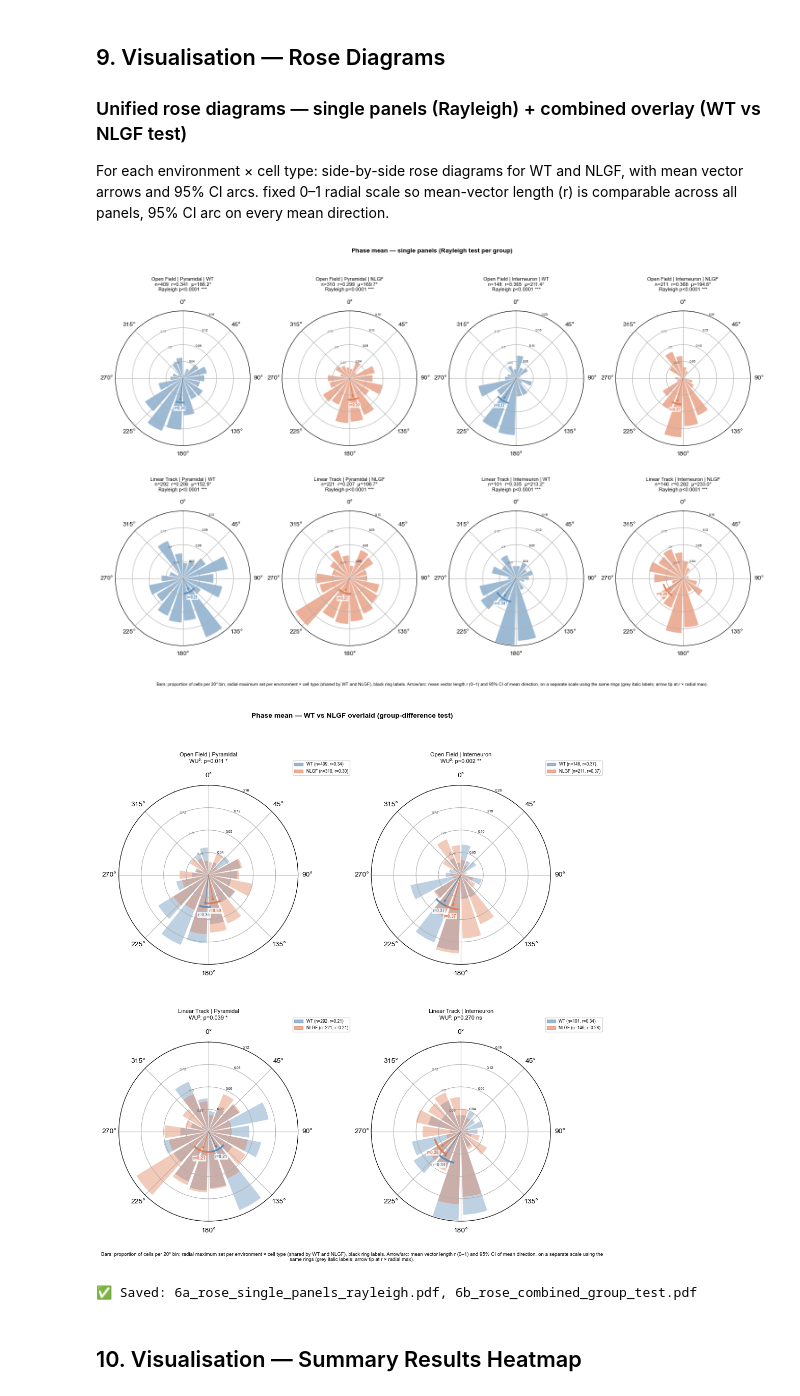
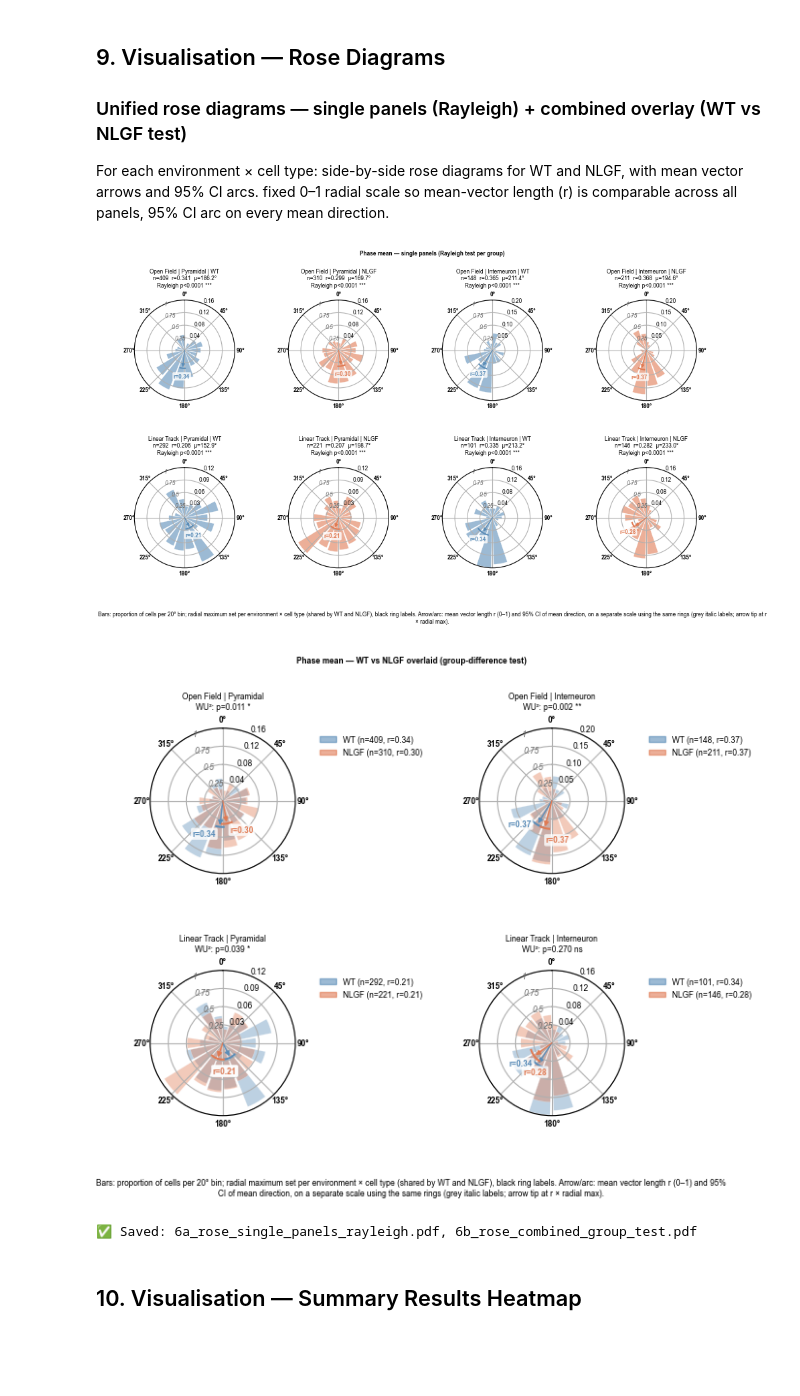
Before and after one commit to lkatsouri/NLGF_ephys_AXONA_data, a Jupyter notebook: ephys_phase_circular_analysis.ipynb, the cells around one changed output. Cells and saved outputs as stored; diff of their text form; code cells hidden in the pictures; blank space fills up the shorter version.

Commit message:
Update phase circular analysis notebook
Added a panel size option in the plotting so I can resize it for the figures

```diff
--- a/ephys_phase_circular_analysis.ipynb
+++ b/ephys_phase_circular_analysis.ipynb
@@ -1018,6 +1018,33 @@ BIN_CENTERS = (BIN_EDGES[:-1] + BIN_EDGES[1:]) / 2
 BIN_WIDTH   = 2 * np.pi / N_BINS
 R_TICKS     = [0.25, 0.5, 0.75, 1.0]   # r scale (fraction of the radius)
 ARC_GAP     = 0.02                     # CI arc sits this fraction of the radial max outside the arrowhead
+LABEL_SPREAD = 0.4                    # combined figure: r labels shifted ±this many radians (WT +, NLGF −) so they don't overlap
+
+# ── Figure geometry (inches): every polar axes is exactly PANEL × PANEL, titles/labels sit outside it ──
+PANEL    = 1.5        # polar axes width = height - change plot size to change the size of the polar axes
+FONT     = 6          # all text (titles, tick labels, legends, caption)
+M_LEFT   = 0.5        # room for the ring labels at the left edge
+M_TOP    = 0.8       # suptitle + the 3-line panel title above the first row
+M_BOTTOM = 0.9        # angle labels + caption below the last row
+
+
+def _new_figure(n_rows, n_cols, gap_x, gap_y):
+    """Figure sized so an n_rows × n_cols grid of PANEL-inch polar axes fits, plus gaps for titles/labels."""
+    w = M_LEFT + n_cols * PANEL + (n_cols - 1) * gap_x + 1.0
+    h = M_TOP + n_rows * PANEL + (n_rows - 1) * gap_y + M_BOTTOM
+    fig = plt.figure(figsize=(w, h))
+    fig._grid = dict(w=w, h=h, n_rows=n_rows, gap_x=gap_x, gap_y=gap_y)
+    return fig
+
+
+def _add_polar(fig, row, col):
+    """Polar axes at grid position (row, col), exactly PANEL × PANEL inches."""
+    gd = fig._grid
+    left = M_LEFT + col * (PANEL + gd['gap_x'])
+    top = M_TOP + row * (PANEL + gd['gap_y'])                  # inches from the top of the figure
+    return fig.add_axes([left / gd['w'], 1 - (top + PANEL) / gd['h'], PANEL / gd['w'], PANEL / gd['h']],
+                        projection='polar')
+
 
 # ── Pre-compute every group once (identical numbers feed both figures) ───────
 groups = {}
@@ -1066,17 +1093,18 @@ def _style_polar(ax, env, ct):
     ax.set_theta_zero_location('N')
     ax.set_theta_direction(-1)
     ax.set_xticks(np.linspace(0, 2 * np.pi, 8, endpoint=False))
-    ax.set_xticklabels(['0°', '45°', '90°', '135°', '180°', '225°', '270°', '315°'], fontsize=10)
+    ax.set_xticklabels(['0°', '45°', '90°', '135°', '180°', '225°', '270°', '315°'], fontsize=FONT, fontweight='bold')
+    ax.tick_params(axis='x', pad=-4) # reduce distance of angle labels from the axes
     ax.set_ylim(0, r_max)
     ax.set_yticks([t * r_max for t in R_TICKS])                       # bar scale: proportion of cells
-    ax.set_yticklabels([f'{t * r_max:.2f}' for t in R_TICKS], fontsize=5)
+    ax.set_yticklabels([f'{t * r_max:.2f}' for t in R_TICKS], fontsize=FONT)
     ax.set_rlabel_position(22.5)
     for t in R_TICKS:                                                  # r scale on the same rings
-        ax.text(np.deg2rad(337.5), t * r_max, f'{t:g}', fontsize=5, color='dimgray', style='italic',
+        ax.text(np.deg2rad(337.5), t * r_max, f'{t:g}', fontsize=FONT, color='dimgray', style='italic',
                 ha='center', va='center', zorder=8)
 
 
-def _draw_group(ax, g, geno, env, ct, alpha, arrow_lw=1.0):
+def _draw_group(ax, g, geno, env, ct, alpha, arrow_lw=1.0, label_shift=0.0):
     col = GENO_COLORS[geno]
     r_max = R_MAX[(env, ct)]
     r_rad = g['r'] * r_max                                             # arrow length on the r scale
@@ -1088,10 +1116,10 @@ def _draw_group(ax, g, geno, env, ct, alpha, arrow_lw=1.0):
     ann.arrow_patch.set_zorder(8)        # the patch has its own zorder; the default draws it under the bars
     arc = _ci_arc(g)
     if arc is not None:
-        ax.plot(arc, [r_rad + ARC_GAP * r_max] * len(arc), color=col, lw=2.5, solid_capstyle='butt', zorder=6)
-    ax.text(g['mu'], r_rad + 0.11 * r_max, f"r={g['r']:.2f}", fontsize=6, color=col, fontweight='bold',
+        ax.plot(arc, [r_rad + ARC_GAP * r_max] * len(arc), color=col, lw=1.5, solid_capstyle='butt', zorder=6)
+    ax.text(g['mu'] + label_shift, r_rad + 0.18 * r_max, f"r={g['r']:.2f}", fontsize=FONT, color=col, fontweight='bold',
             ha='center', va='center', zorder=9,
-            bbox=dict(boxstyle='round,pad=0.15', fc='white', ec='none', alpha=0.8))
+            bbox=dict(boxstyle='round,pad=0.2', fc='white', ec='none', alpha=0.8))
 
 
 def _fmt_p(p):
@@ -1110,58 +1138,54 @@ def _group_test_label(env, ct):
 
 # ── Figure A — single panels: one per env × cell type × genotype, Rayleigh test ─
 n_cols = len(CELL_TYPES) * len(GENOTYPES)
-fig_s = plt.figure(figsize=(15, 10))
-fig_s.suptitle("Phase mean — single panels (Rayleigh test per group)", fontsize=10, fontweight='bold', y=0.99)
+fig_s = _new_figure(n_rows=len(ENVIRONMENTS), n_cols=n_cols, gap_x=0.8, gap_y=1.0)
+fig_s.suptitle("Phase mean — single panels (Rayleigh test per group)", fontsize=FONT, fontweight='bold', y=0.99)
 for i_env, env in enumerate(ENVIRONMENTS):
     for i_ct, ct in enumerate(CELL_TYPES):
         for i_geno, geno in enumerate(GENOTYPES):
-            ax = fig_s.add_subplot(len(ENVIRONMENTS), n_cols,
-                                   i_env * n_cols + i_ct * len(GENOTYPES) + i_geno + 1,
-                                   projection='polar')
+            ax = _add_polar(fig_s, i_env, i_ct * len(GENOTYPES) + i_geno)
             _style_polar(ax, env, ct)
             head = f"{env.replace('_', ' ').title()} | {ct} | {geno}"
             g = groups[(env, ct, geno)]
             if g is None:
-                ax.set_title(f"{head}\n(insufficient data)", fontsize=8, pad=14)
+                ax.set_title(f"{head}\n(insufficient data)", fontsize=FONT, pad=14)
                 continue
             _draw_group(ax, g, geno, env, ct, alpha=0.6)
             ax.set_title(f"{head}\nn={g['circ'].n}  r={g['r']:.3f}  μ={np.degrees(g['mu']):.1f}°\n"
                          f"Rayleigh {_fmt_p(g['ray_p'])} {sig_label(g['ray_p'])}",
-                         fontsize=8, pad=14)
-plt.tight_layout(rect=[0, 0.05, 1, 0.95], h_pad=7)
-fig_s.text(0.5, 0.01, CAPTION, ha='center', va='bottom', fontsize=7, wrap=True)
+                         fontsize=FONT, pad=14)
+fig_s.text(0.5, 0.01, CAPTION, ha='center', va='bottom', fontsize=FONT, wrap=True)
 fig_s.savefig(OUTPUT_DIR / '6a_rose_single_panels_rayleigh.pdf', bbox_inches='tight')
 plt.show()
 plt.close(fig_s)
 
 # ── Figure B — combined: WT + NLGF overlaid per env × cell type, group-difference test ─
-fig_c = plt.figure(figsize=(10, 11))
-fig_c.suptitle("Phase mean — WT vs NLGF overlaid (group-difference test)", fontsize=10, fontweight='bold', y=0.99)
+fig_c = _new_figure(n_rows=len(ENVIRONMENTS), n_cols=len(CELL_TYPES), gap_x=1.9, gap_y=1.0)
+fig_c.suptitle("Phase mean — WT vs NLGF overlaid (group-difference test)", fontsize=FONT, fontweight='bold', y=0.99)
 for i_env, env in enumerate(ENVIRONMENTS):
     for i_ct, ct in enumerate(CELL_TYPES):
-        ax = fig_c.add_subplot(len(ENVIRONMENTS), len(CELL_TYPES),
-                               i_env * len(CELL_TYPES) + i_ct + 1, projection='polar')
+        ax = _add_polar(fig_c, i_env, i_ct)
         _style_polar(ax, env, ct)
         handles = []
         for geno in GENOTYPES:
             g = groups[(env, ct, geno)]
             if g is None:
                 continue
-            _draw_group(ax, g, geno, env, ct, alpha=0.40)
+            _draw_group(ax, g, geno, env, ct, alpha=0.40,
+                        label_shift={'WT': LABEL_SPREAD, 'NLGF': -LABEL_SPREAD}[geno])
             handles.append(Patch(color=GENO_COLORS[geno], alpha=0.6,
                                  label=f"{geno} (n={g['circ'].n}, r={g['r']:.2f})"))
         ax.set_title(f"{env.replace('_', ' ').title()} | {ct}\n{_group_test_label(env, ct)}",
-                     fontsize=8, pad=14)
-        ax.legend(handles=handles, loc='upper right', fontsize=6, bbox_to_anchor=(1.3, 1.15))
-plt.tight_layout(rect=[0, 0.05, 1, 0.95], h_pad=7)
-fig_c.text(0.5, 0.01, CAPTION, ha='center', va='bottom', fontsize=7, wrap=True)
+                     fontsize=FONT, pad=14)
+        ax.legend(handles=handles, loc='upper left', fontsize=FONT, bbox_to_anchor=(1.12, 1.0), frameon=False)
+fig_c.text(0.5, 0.01, CAPTION, ha='center', va='bottom', fontsize=FONT, wrap=True)
 fig_c.savefig(OUTPUT_DIR / '6b_rose_combined_group_test.pdf', bbox_inches='tight')
 plt.show()
 plt.close(fig_c)
 print("✅ Saved: 6a_rose_single_panels_rayleigh.pdf, 6b_rose_combined_group_test.pdf")
 # %% [output]
-[figure, old version]
+[figure, new version]
-[figure, old version]
+[figure, new version]
 ✅ Saved: 6a_rose_single_panels_rayleigh.pdf, 6b_rose_combined_group_test.pdf
 # %% [markdown]
 ## 10. Visualisation — Summary Results Heatmap
```
Also changed, not shown: parts of 2 cells of this notebook.
